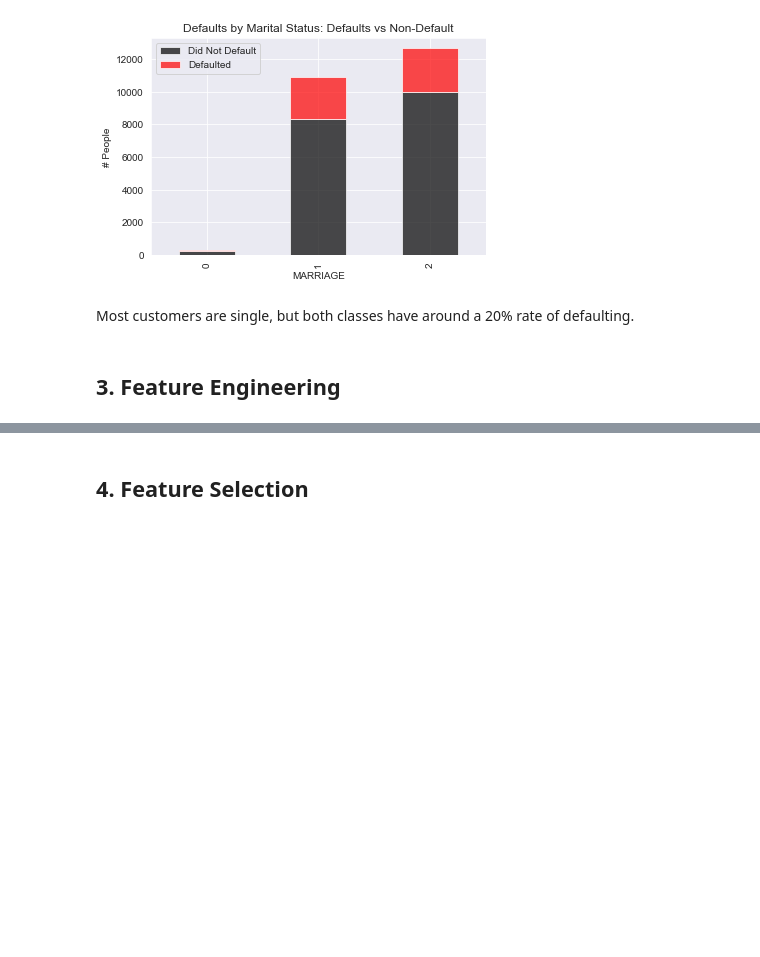
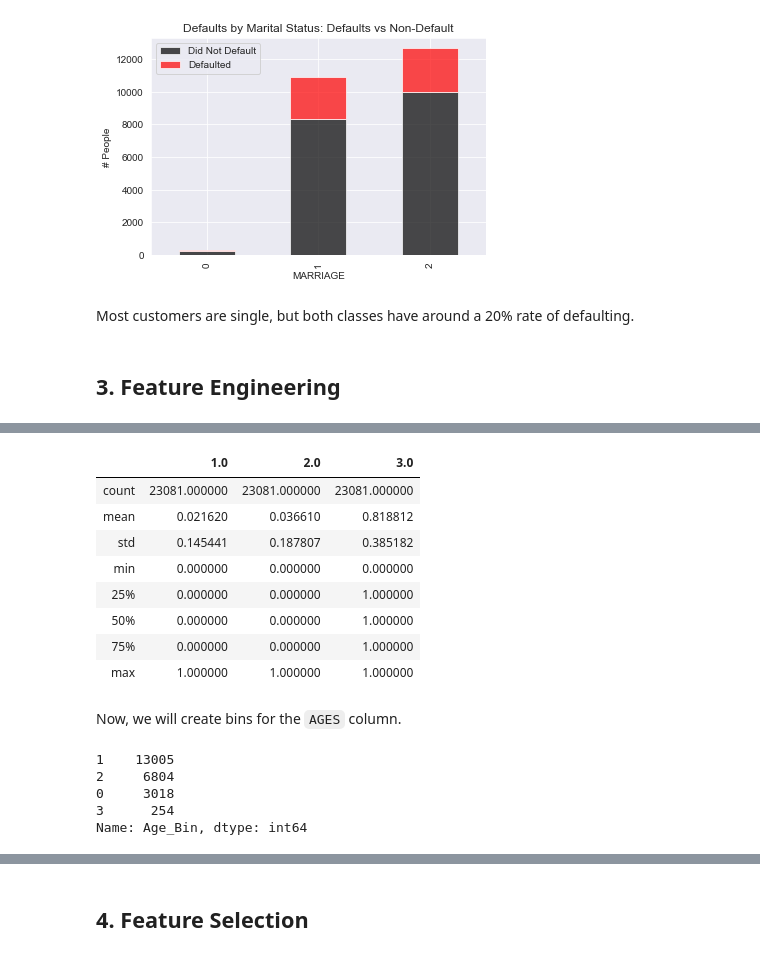
Before and after one commit to CaryMosley/Mod3Bakeoff, a Jupyter notebook: Mod 3 Bake Off.ipynb, the cells around one changed output, grey strips where cells are left out. Saved outputs shown, nothing was run; the diff lists cells and outputs as text; code cells hidden in the pictures; blank space fills up the shorter version.

```diff
--- a/Mod 3 Bake Off.ipynb
+++ b/Mod 3 Bake Off.ipynb
@@ -276,9 +294,7 @@ Name: PAY_2, dtype: int64
 Name: PAY_6, dtype: int64
 # %%
 pay_dummies = {}
-pay_dummies[0] = pd.get_dummies(df['PAY_0'], drop_first=True)
-
-for i in range(2,7):
+for i in numbers:
     pay_dummies[i] = pd.get_dummies(df[f'PAY_{i}'], drop_first=True)
 
 for key, value in pay_dummies.items():
@@ -587,0 +606,3 @@ Most customers are single, but both classes have around a 20% rate of defaulting
+# %%
+df['Past_Payment'] = df['PAY_0']+df['PAY_2']+df['PAY_3']+df['PAY_4']+df['PAY_5']+df['PAY_6']
+df['Past_Payment'].describe()
@@ -587,0 +632,18 @@ Most customers are single, but both classes have around a 20% rate of defaulting
+# %%
+#Negative bill amounts
+for i in range(1,7):
+#     print(df[f'BILL_AMT{i}'][df[f'BILL_AMT{i}']<=0].count())
+    df[f'BILL_AMT{i}']= df[f'BILL_AMT{i}'].apply(lambda x: 0 if x <=0 else x)
+
+#First we tried to take the %paid each month and average this. However due to some people paying 0
+#paying months together this metric created some errors. Now summing the total bill and total
+#payment amount
+df['Bill_Total']=(df['BILL_AMT1']+df['BILL_AMT2']+df['BILL_AMT3']+df['BILL_AMT4']+df['BILL_AMT5']+df['BILL_AMT6'])
+df['Pay_Total']=(df['PAY_AMT1']+df['PAY_AMT2']+df['PAY_AMT3']+df['PAY_AMT4']+df['PAY_AMT5']+df['PAY_AMT6'])
+df['Pay_Percent']=df['Pay_Total']/df['Bill_Total']
+
+print(df['Bill_Total'][df['Bill_Total']==0].count())
+
+#going to drop anything where bill total over 6 months is 0
+df.drop(df[df['Bill_Total'] == 0].index,inplace = True)
+df.shape
@@ -587,0 +689,30 @@ Most customers are single, but both classes have around a 20% rate of defaulting
+# %%
+#binning Pay Percent: 100% = 0, 95%-99% = 1, 85%-94% = 2, <85% = 3
+paypercent_dummies = pd.get_dummies(df['Pay_Percent_Bin'], drop_first=True)
+paypercent_dummies.describe()
+# %% [output]
+|  | 1.0 | 2.0 | 3.0 |
+| count | 23081.000000 | 23081.000000 | 23081.000000 |
+| mean | 0.021620 | 0.036610 | 0.818812 |
+| std | 0.145441 | 0.187807 | 0.385182 |
+| min | 0.000000 | 0.000000 | 0.000000 |
+| 25% | 0.000000 | 0.000000 | 1.000000 |
+| 50% | 0.000000 | 0.000000 | 1.000000 |
+| 75% | 0.000000 | 0.000000 | 1.000000 |
+| max | 1.000000 | 1.000000 | 1.000000 |
+# %% [markdown]
+Now, we will create bins for the `AGES` column.
+# %%
+#binning ages: 21-25 = 0, 26-39 = 1, 40-59 = 2, 60+ = 3
+
+df['Age_Bin'] = df['AGE'].apply(lambda x: 3 if x>=60 else x )
+df['Age_Bin'] = df['Age_Bin'].apply(lambda x: 2 if x>=40 else x )
+df['Age_Bin'] = df['Age_Bin'].apply(lambda x: 1 if x>=26 else x )
+df['Age_Bin'] = df['Age_Bin'].apply(lambda x: 0 if x>=21 else x )
+df['Age_Bin'].value_counts()
+# %% [output]
+1    13005
+2     6804
+0     3018
+3      254
+Name: Age_Bin, dtype: int64
```
Also changed, not shown: parts of 79 cells of this notebook.
